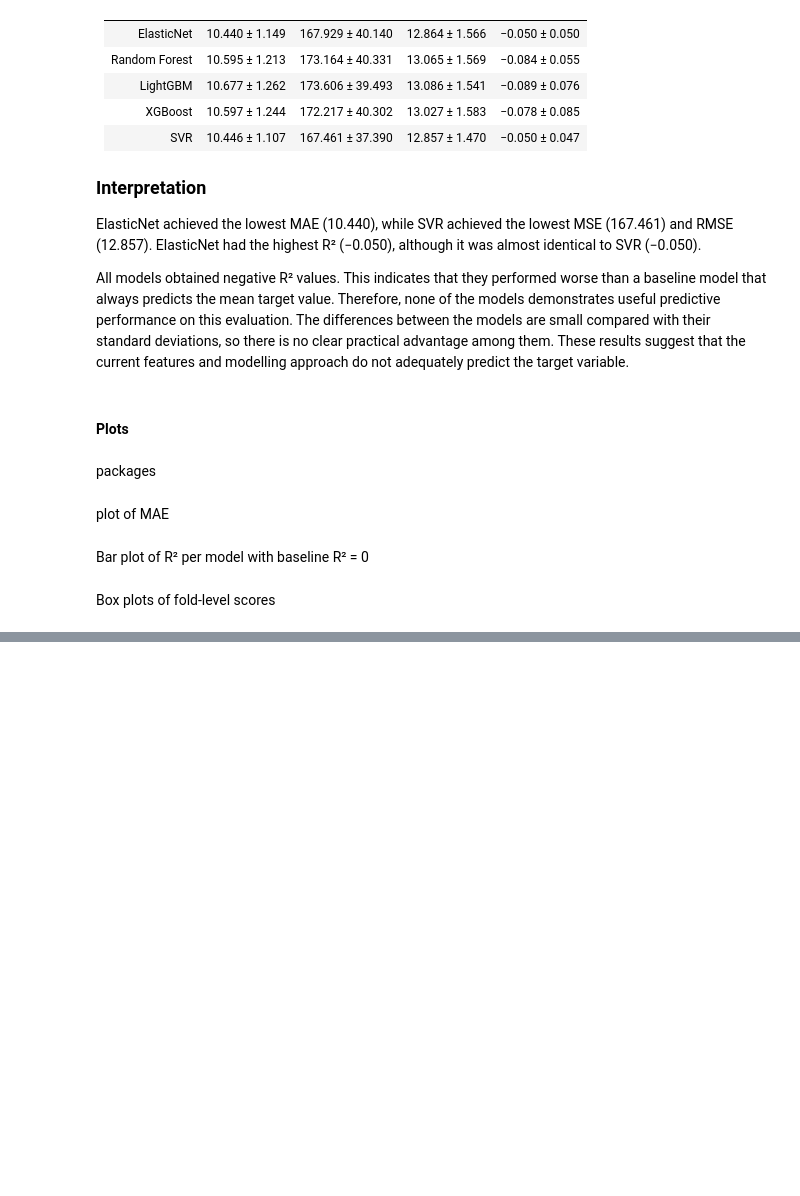
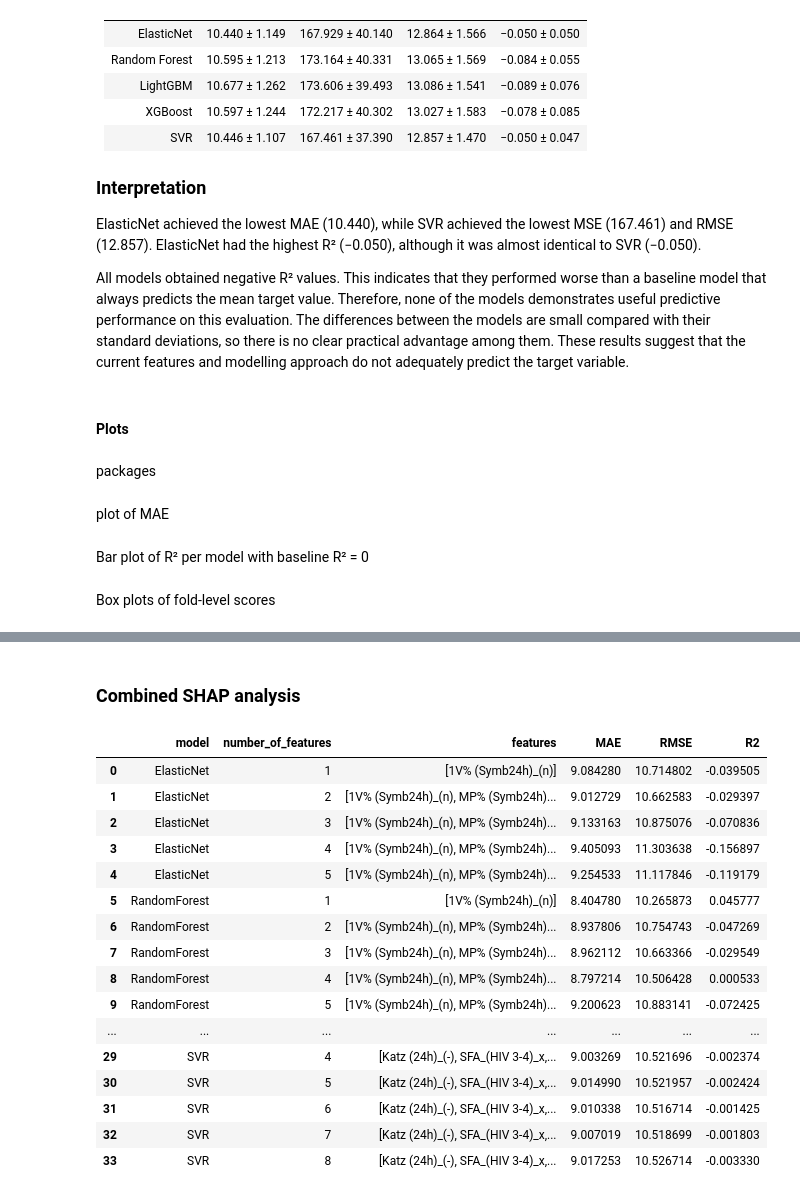
Before and after one commit to 1p0tato1/FSIQ-from-ECG, a Jupyter notebook: GroupA/Mateo/method3.ipynb, the cells around one changed output, grey strips where cells are left out. Cells and saved outputs as stored; diff of their text form; code cells hidden in the pictures; blank space fills up the shorter version.

```diff
--- a/GroupA/Mateo/method3.ipynb
+++ b/GroupA/Mateo/method3.ipynb
@@ -1052,0 +1970,44 @@ plt.show()
+# %% [markdown]
+### Combined SHAP analysis
+# %%
+all_shap_results = pd.concat(
+    [
+        elasticnet_results,
+        randomforest_results,
+        lightgbm_results,
+        xgboost_results,
+        svr_results
+    ],
+    ignore_index=True
+)
+
+display(
+    all_shap_results[
+        [
+            "model",
+            "number_of_features",
+            "features",
+            "MAE",
+            "RMSE",
+            "R2"
+        ]
+    ]
+)
+# %% [output]
+|  | model | number_of_features | features | MAE | RMSE | R2 |
+| 0 | ElasticNet | 1 | [1V% (Symb24h)_(n)] | 9.084280 | 10.714802 | -0.039505 |
+| 1 | ElasticNet | 2 | [1V% (Symb24h)_(n), MP% (Symb24h)... | 9.012729 | 10.662583 | -0.029397 |
+| 2 | ElasticNet | 3 | [1V% (Symb24h)_(n), MP% (Symb24h)... | 9.133163 | 10.875076 | -0.070836 |
+| 3 | ElasticNet | 4 | [1V% (Symb24h)_(n), MP% (Symb24h)... | 9.405093 | 11.303638 | -0.156897 |
+| 4 | ElasticNet | 5 | [1V% (Symb24h)_(n), MP% (Symb24h)... | 9.254533 | 11.117846 | -0.119179 |
+| 5 | RandomForest | 1 | [1V% (Symb24h)_(n)] | 8.404780 | 10.265873 | 0.045777 |
+| 6 | RandomForest | 2 | [1V% (Symb24h)_(n), MP% (Symb24h)... | 8.937806 | 10.754743 | -0.047269 |
+| 7 | RandomForest | 3 | [1V% (Symb24h)_(n), MP% (Symb24h)... | 8.962112 | 10.663366 | -0.029549 |
+| 8 | RandomForest | 4 | [1V% (Symb24h)_(n), MP% (Symb24h)... | 8.797214 | 10.506428 | 0.000533 |
+| 9 | RandomForest | 5 | [1V% (Symb24h)_(n), MP% (Symb24h)... | 9.200623 | 10.883141 | -0.072425 |
+| ... | ... | ... | ... | ... | ... | ... |
+| 29 | SVR | 4 | [Katz (24h)_(-), SFA_(HIV 3-4)_x,... | 9.003269 | 10.521696 | -0.002374 |
+| 30 | SVR | 5 | [Katz (24h)_(-), SFA_(HIV 3-4)_x,... | 9.014990 | 10.521957 | -0.002424 |
+| 31 | SVR | 6 | [Katz (24h)_(-), SFA_(HIV 3-4)_x,... | 9.010338 | 10.516714 | -0.001425 |
+| 32 | SVR | 7 | [Katz (24h)_(-), SFA_(HIV 3-4)_x,... | 9.007019 | 10.518699 | -0.001803 |
+| 33 | SVR | 8 | [Katz (24h)_(-), SFA_(HIV 3-4)_x,... | 9.017253 | 10.526714 | -0.003330 |
```
Also changed, not shown: parts of 34 cells of this notebook.
